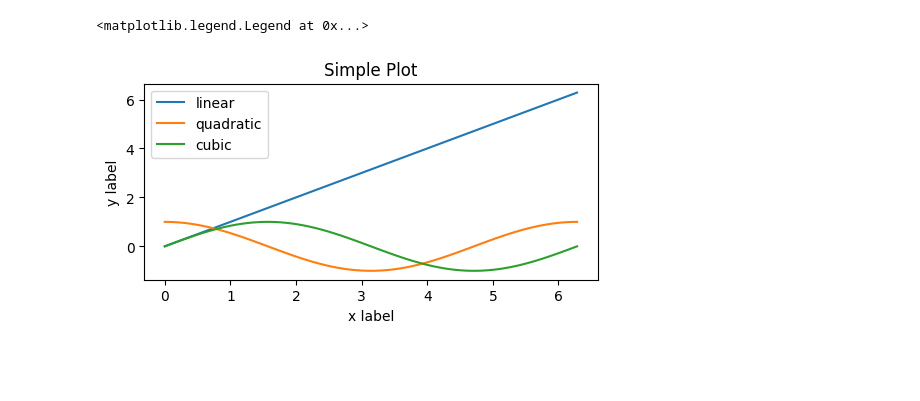
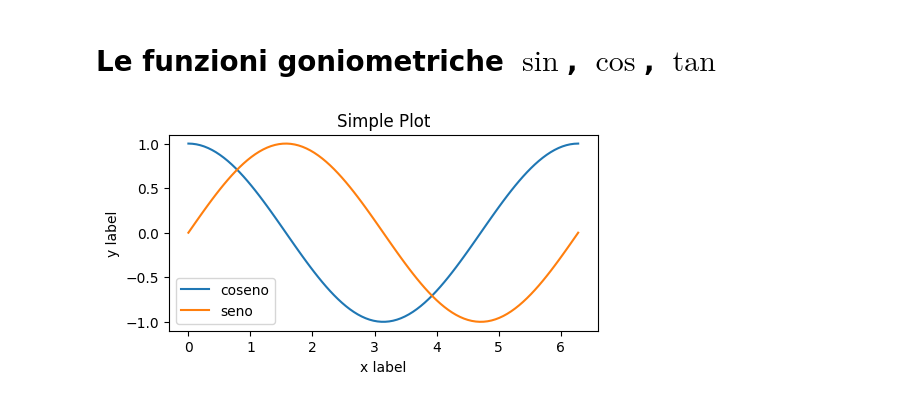
Before and after one commit to didattica-mate2020/matematica, a Jupyter notebook: grafici/funzioni_goniometriche.ipynb, the cells around one changed output. Drawn from its saved outputs; the diff is of its cells as text; code cells hidden in the pictures; blank space fills up the shorter version.

```diff
--- a/grafici/funzioni_goniometriche.ipynb
+++ b/grafici/funzioni_goniometriche.ipynb
@@ -1,3 +1,5 @@
+# %% [markdown]
+# Le funzioni goniometriche $\sin$, $\cos$, $\tan$
 # %%
 import matplotlib as mpl
 import matplotlib.pyplot as plt
@@ -5,15 +7,15 @@ import numpy as np
 # %%
 x = np.linspace(0, 2*np.pi, 100)  # Sample data.
 
 # Note that even in the OO-style, we use `.pyplot.figure` to create the Figure.
 fig, ax = plt.subplots(figsize=(5, 2.7), layout='constrained')
-ax.plot(x, x, label='linear')  # Plot some data on the axes.
-ax.plot(x, np.cos(x), label='quadratic')  # Plot more data on the axes...
-ax.plot(x, np.sin(x), label='cubic')  # ... and some more.
+#ax.plot(x, x, label='linear')  # Plot some data on the axes.
+ax.plot(x, np.cos(x), label='coseno')  # Plot more data on the axes...
+ax.plot(x, np.sin(x), label='seno')  # ... and some more.
 ax.set_xlabel('x label')  # Add an x-label to the axes.
 ax.set_ylabel('y label')  # Add a y-label to the axes.
 ax.set_title("Simple Plot")  # Add a title to the axes.
 ax.legend()  # Add a legend.
+plt.show()
 # %% [output]
-<matplotlib.legend.Legend at 0x...>
-[figure, old version]
+[figure, new version]
```
Also changed, not shown: parts of 5 cells of this notebook.
